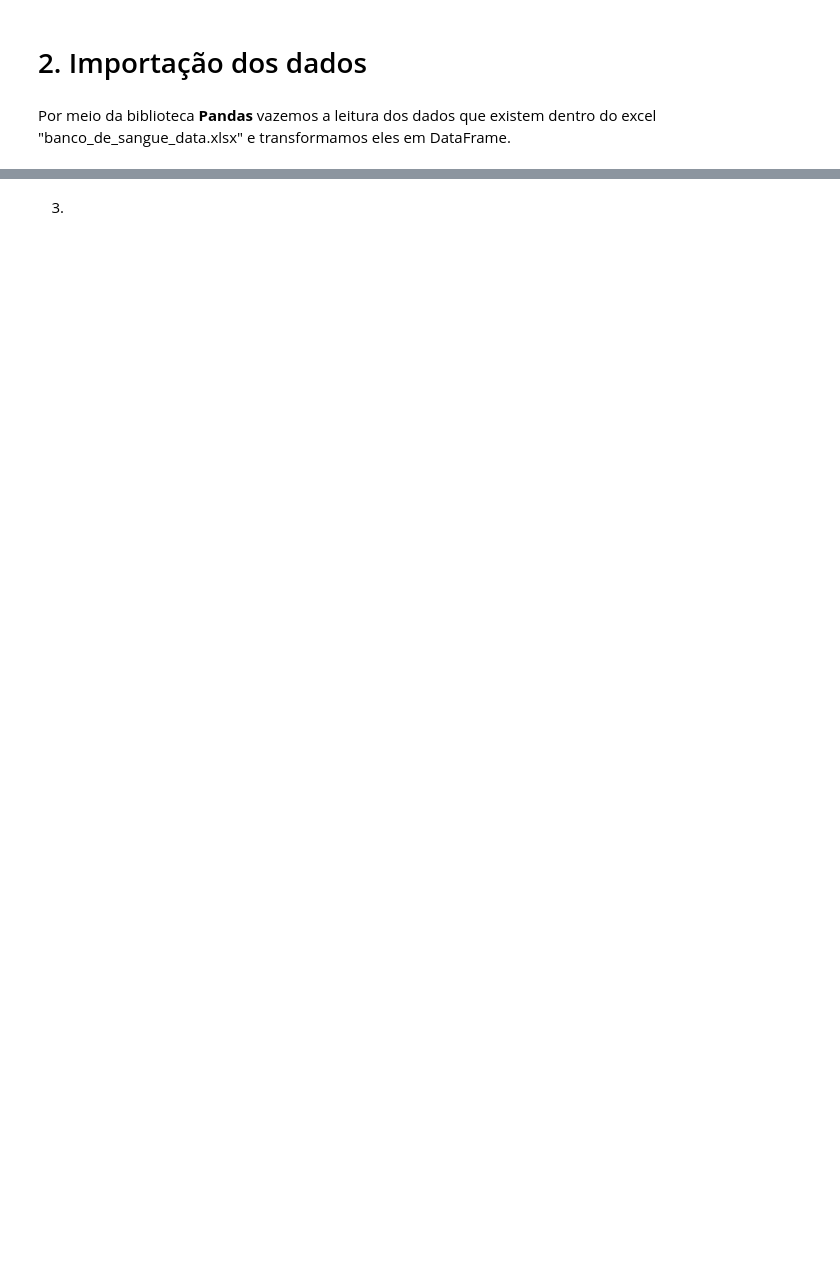
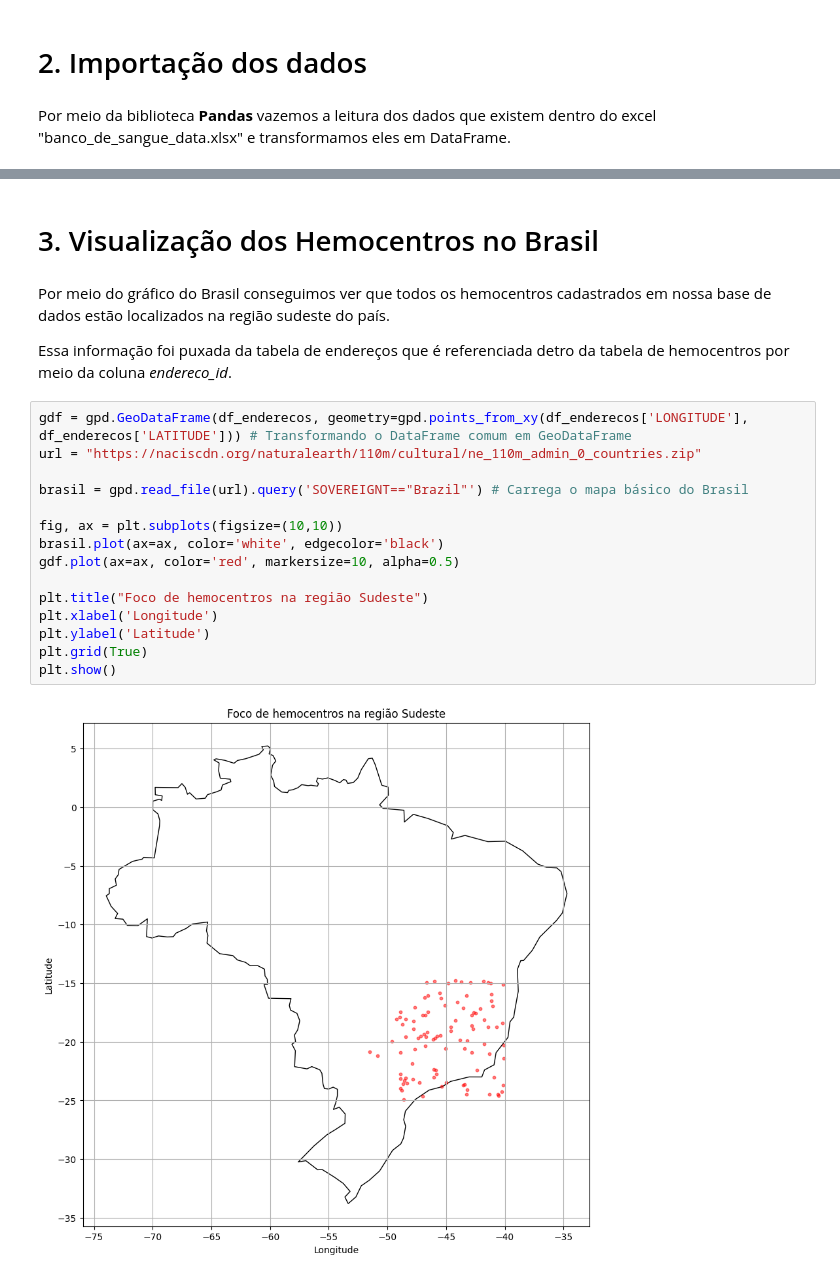
Before and after one commit to joao-montanari/banco-de-sangue, a Jupyter notebook: banco_de_sangue.ipynb, the cells around one changed output, grey strips where cells are left out. Saved outputs shown, nothing was run; the diff lists cells and outputs as text; blank space fills up the shorter version.

```diff
--- a/banco_de_sangue.ipynb
+++ b/banco_de_sangue.ipynb
@@ -92,3 +93,24 @@ ABA: pessoas - TAMANHO: 1000
 -=-=-=-=-=-=-=-=-=-=-=-=-=-=-=-=-=-=-=-=-=-=-=-=-=-=-=-=-=-=-=-=-=-=-=-=-=-=-=-=-=-=-=-=-=-=-=-=-=-=-=-=-=-=-=-=-=-=-=-=
-# %% [markdown]
-3.
+# %% [markdown]
+# 3. Visualização dos Hemocentros no Brasil
+# %% [markdown]
+Por meio do gráfico do Brasil conseguimos ver que todos os hemocentros cadastrados em nossa base de dados estão localizados na região sudeste do país.
+
+Essa informação foi puxada da tabela de endereços que é referenciada detro da tabela de hemocentros por meio da coluna *endereco_id*.
+# %%
+gdf = gpd.GeoDataFrame(df_enderecos, geometry=gpd.points_from_xy(df_enderecos['LONGITUDE'], df_enderecos['LATITUDE'])) # Transformando o DataFrame comum em GeoDataFrame
+url = "https://naciscdn.org/naturalearth/110m/cultural/ne_110m_admin_0_countries.zip"
+
+brasil = gpd.read_file(url).query('SOVEREIGNT=="Brazil"') # Carrega o mapa básico do Brasil
+
+fig, ax = plt.subplots(figsize=(10,10))
+brasil.plot(ax=ax, color='white', edgecolor='black')
+gdf.plot(ax=ax, color='red', markersize=10, alpha=0.5)
+
+plt.title("Foco de hemocentros na região Sudeste")
+plt.xlabel('Longitude')
+plt.ylabel('Latitude')
+plt.grid(True)
+plt.show()
+# %% [output]
+[figure, added]
```
Also changed, not shown: parts of 2 cells of this notebook.
